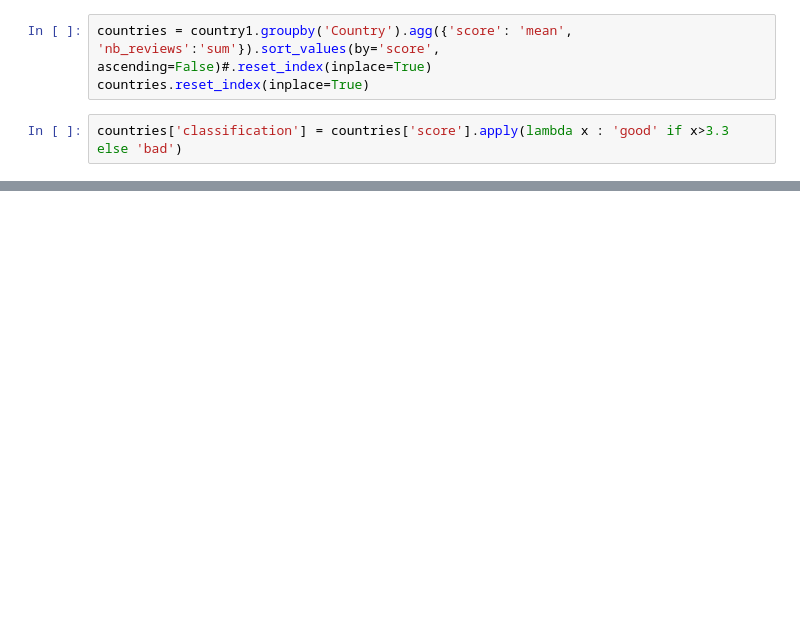
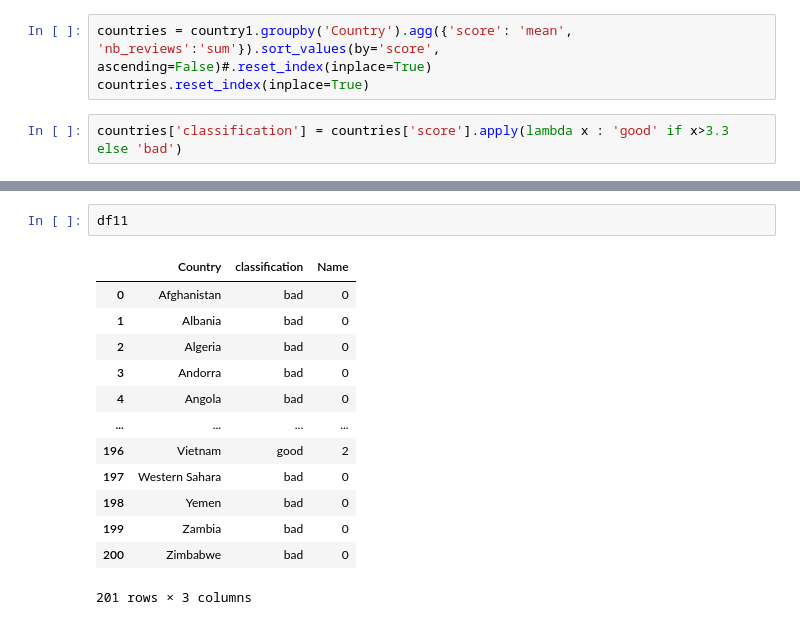
Before and after one commit to Frans-Grau/Project4-WebScrap, a Jupyter notebook: Insights/Inferential stats.ipynb, the cells around one changed output, grey strips where cells are left out. Drawn from its saved outputs; the diff is of its cells as text; blank space fills up the shorter version.

```diff
--- a/Insights/Inferential stats.ipynb
+++ b/Insights/Inferential stats.ipynb
@@ -149,0 +107,16 @@ country1.to_csv('Top2Cities.csv')
+# %%
+df11
+# %% [output]
+|  | Country | classification | Name |
+| 0 | Afghanistan | bad | 0 |
+| 1 | Albania | bad | 0 |
+| 2 | Algeria | bad | 0 |
+| 3 | Andorra | bad | 0 |
+| 4 | Angola | bad | 0 |
+| ... | ... | ... | ... |
+| 196 | Vietnam | good | 2 |
+| 197 | Western Sahara | bad | 0 |
+| 198 | Yemen | bad | 0 |
+| 199 | Zambia | bad | 0 |
+| 200 | Zimbabwe | bad | 0 |
+201 rows × 3 columns
```
Also changed, not shown: parts of 16 cells of this notebook, 2 other files.
